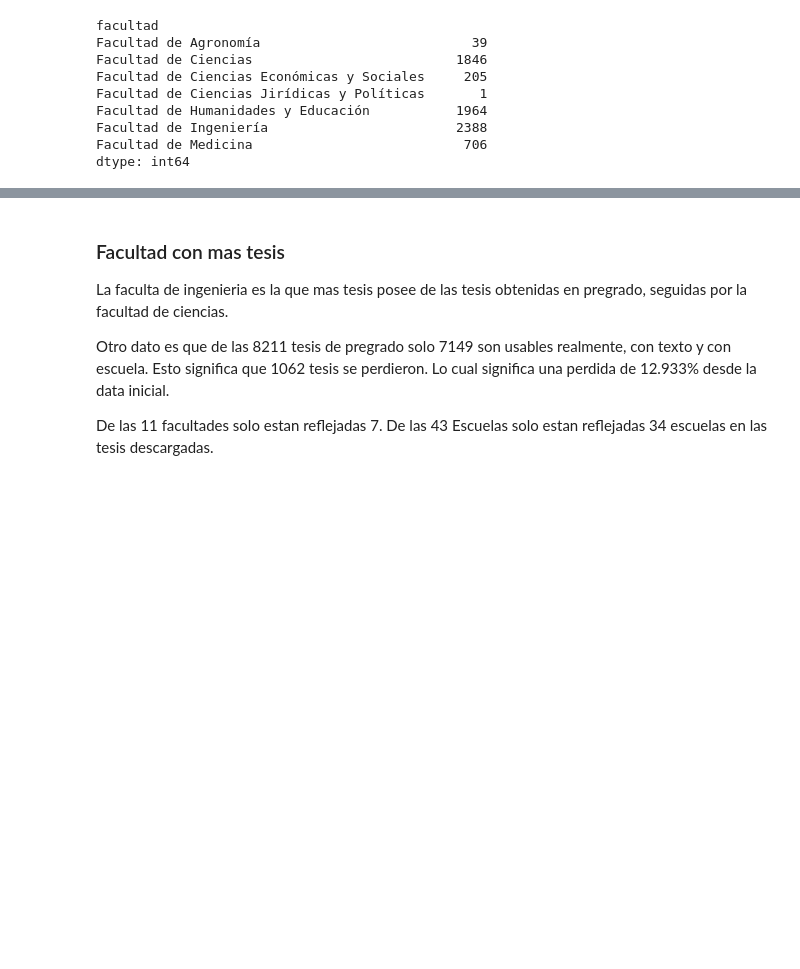
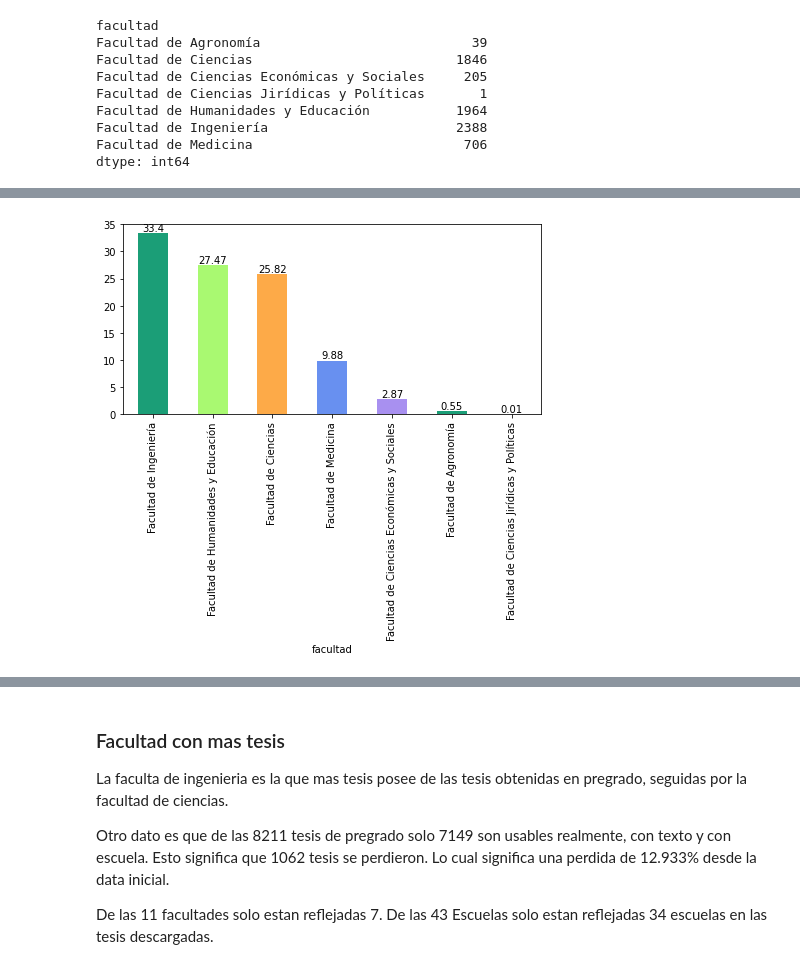
Before and after one commit to HighDeFing/thesis_v4, a Jupyter notebook: notebooks/EDA.ipynb, the cells around one changed output, grey strips where cells are left out. Saved outputs shown, nothing was run; the diff lists cells and outputs as text; code cells hidden in the pictures; blank space fills up the shorter version.

```diff
--- a/notebooks/EDA.ipynb
+++ b/notebooks/EDA.ipynb
@@ -920,0 +926,13 @@ dtype: int64
+# %%
+df = merged_inner
+temp_df = round((df.groupby('facultad').size().sort_values(ascending=False) / df.groupby('facultad').size().sort_values(ascending=False).sum())*100, 2)
+
+ax = temp_df.plot(kind='bar', color=c)
+
+ax.bar_label(ax.containers[0])
+
+plt.show()
+
+# Enseñar porcetaje de todas las facultades.
+# %% [output]
+[figure, added]
```
Also changed, not shown: parts of 24 cells of this notebook, 2 other files.
